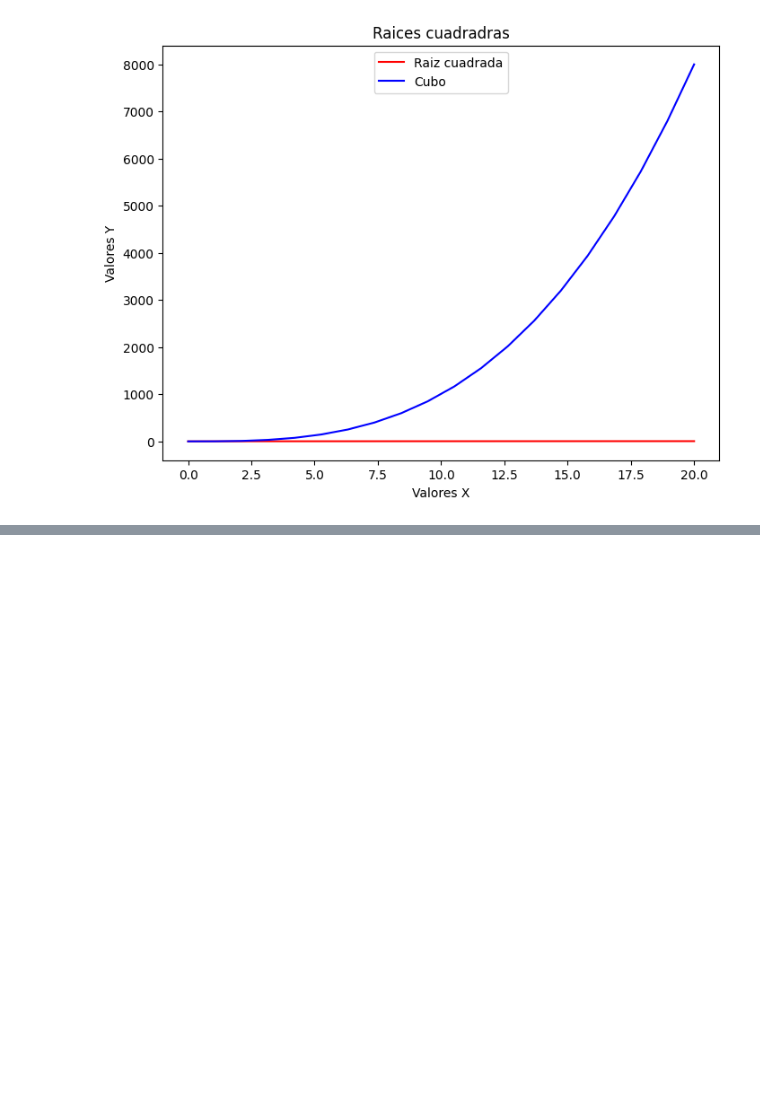
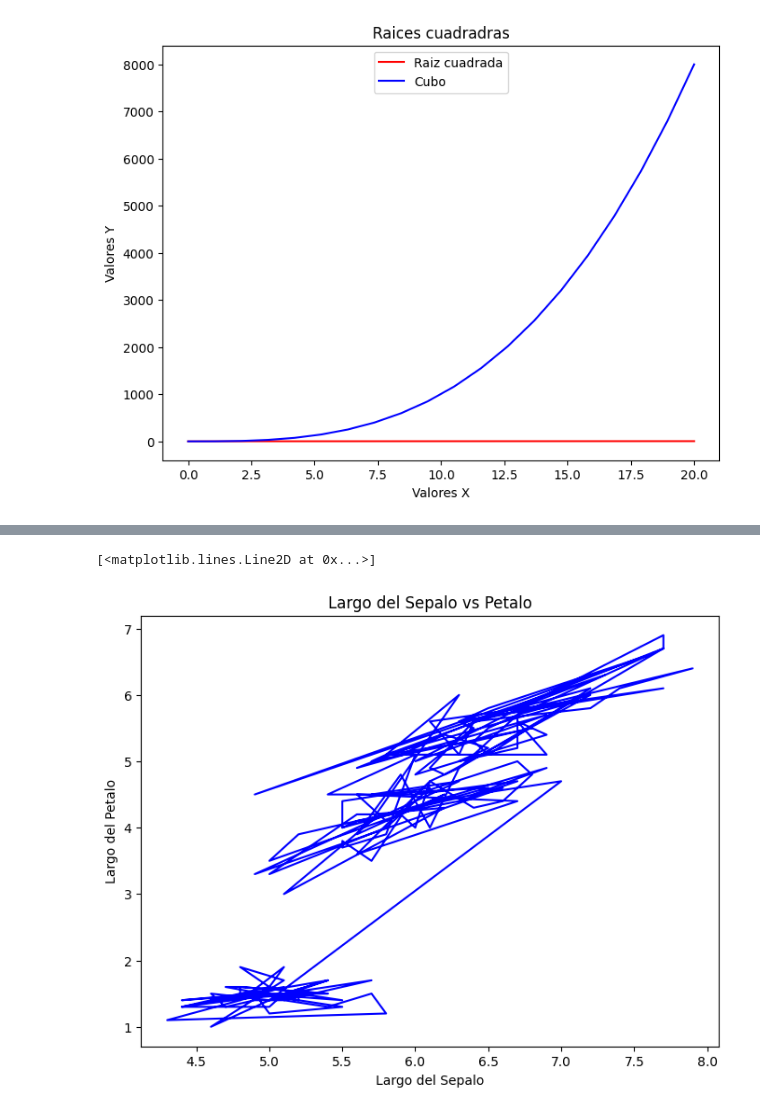
Before and after one commit to rhodlib/cdd_docs, a Jupyter notebook: book/03_data_visualization_with_matplotlib.ipynb, the cells around one changed output, grey strips where cells are left out. Drawn from its saved outputs; the diff is of its cells as text; code cells hidden in the pictures; blank space fills up the shorter version.

```diff
--- a/book/03_data_visualization_with_matplotlib.ipynb
+++ b/book/03_data_visualization_with_matplotlib.ipynb
@@ -103,0 +108,5 @@ plt.legend(loc="upper center")
+# %%
+# leemos el dataset iris.csv, si no hay ningun error, es por que el archivo se cargo correctamente.
+
+data = pd.read_csv("../datasets/iris_data.csv")
+data.head()
@@ -103,0 +120,14 @@ plt.legend(loc="upper center")
+# %%
+"""
+Para trabajar con datasets, necesitamos pasarle los datos de la columna a la funcion plot() del modulo pyplot
+para acceder al nombre de una columna desde pandas, necesitamos especificar el nombre del dataframe y en corchetes
+la columna deseada.
+"""
+
+plt.xlabel("Largo del Sepalo")
+plt.ylabel("Largo del Petalo")
+plt.title("Largo del Sepalo vs Petalo")
+plt.plot(data["sepal_length"], data["petal_length"], 'b')
+# %% [output]
+[<matplotlib.lines.Line2D at 0x...>]
+[figure, added]
```
Also changed, not shown: parts of 30 cells of this notebook.
